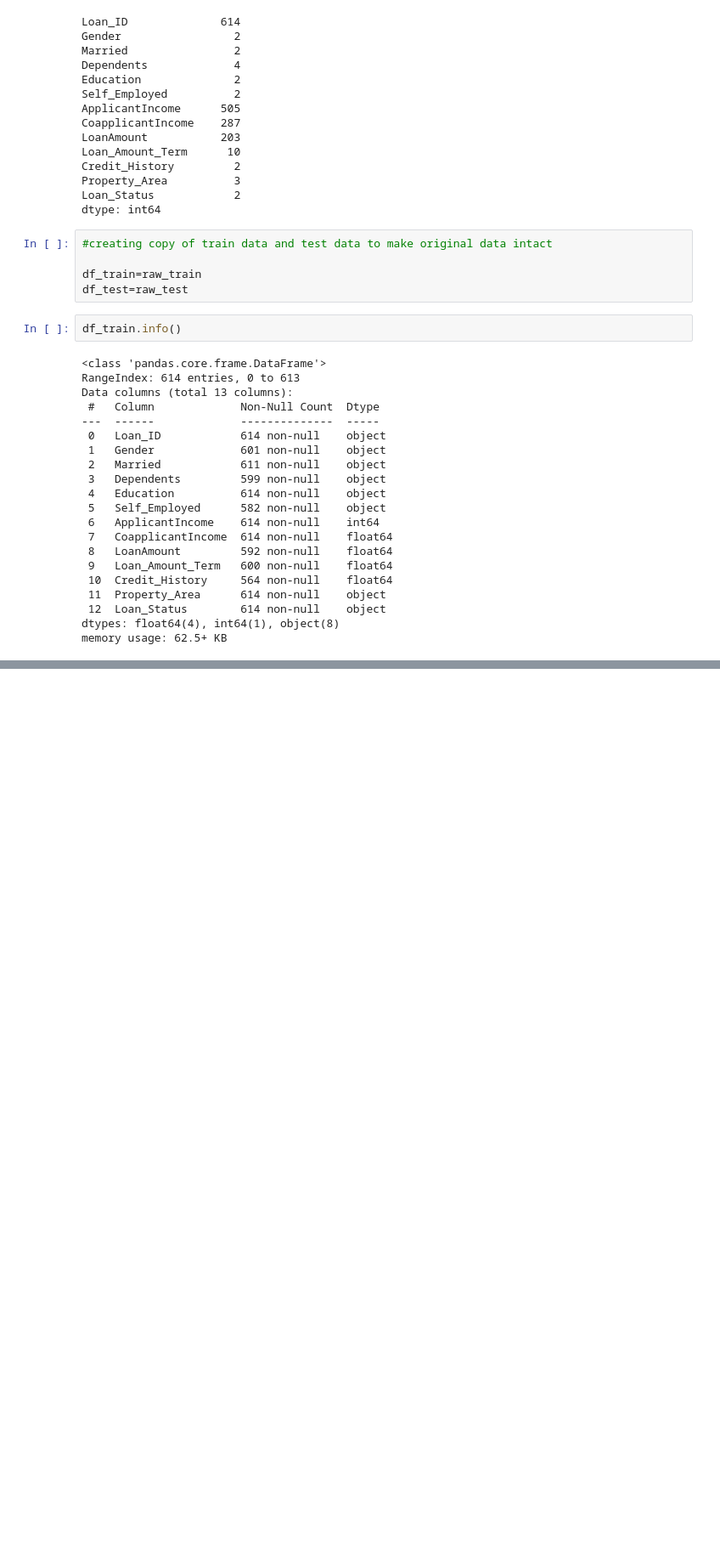
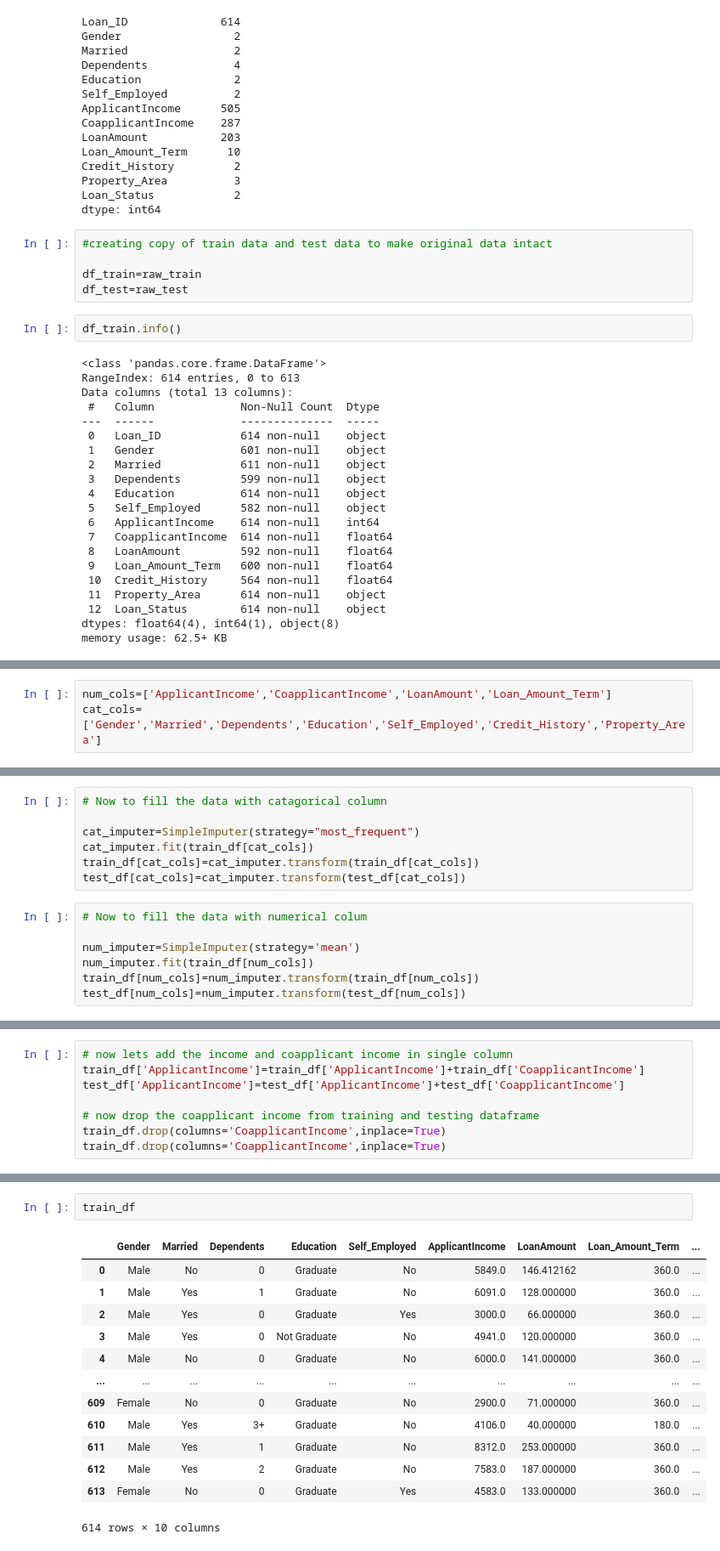
Before and after one commit to nnkrishnakumar/MLOps, a Jupyter notebook: loan_EDA_dataset.ipynb, the cells around one changed output, grey strips where cells are left out. Shown: that part at 85% size. Drawn from its saved outputs; the diff is of its cells as text; blank space fills up the shorter version.

```diff
--- a/loan_EDA_dataset.ipynb
+++ b/loan_EDA_dataset.ipynb
@@ -72,0 +335,3 @@ memory usage: 62.5+ KB
+# %%
+num_cols=['ApplicantIncome','CoapplicantIncome','LoanAmount','Loan_Amount_Term']
+cat_cols=['Gender','Married','Dependents','Education','Self_Employed','Credit_History','Property_Area']
@@ -72,0 +353,14 @@ memory usage: 62.5+ KB
+# %%
+# Now to fill the data with catagorical column
+
+cat_imputer=SimpleImputer(strategy="most_frequent")
+cat_imputer.fit(train_df[cat_cols])
+train_df[cat_cols]=cat_imputer.transform(train_df[cat_cols])
+test_df[cat_cols]=cat_imputer.transform(test_df[cat_cols])
+# %%
+# Now to fill the data with numerical colum
+
+num_imputer=SimpleImputer(strategy='mean')
+num_imputer.fit(train_df[num_cols])
+train_df[num_cols]=num_imputer.transform(train_df[num_cols])
+test_df[num_cols]=num_imputer.transform(test_df[num_cols])
@@ -89 +397,9 @@ Loan_Status           0
 dtype: int64
+# %%
+# now lets add the income and coapplicant income in single column
+train_df['ApplicantIncome']=train_df['ApplicantIncome']+train_df['CoapplicantIncome']
+test_df['ApplicantIncome']=test_df['ApplicantIncome']+test_df['CoapplicantIncome']
+
+# now drop the coapplicant income from training and testing dataframe
+train_df.drop(columns='CoapplicantIncome',inplace=True)
+train_df.drop(columns='CoapplicantIncome',inplace=True)
@@ -89,0 +415,16 @@ dtype: int64
+# %%
+train_df
+# %% [output]
+|  | Gender | Married | Dependents | Education | Self_Employed | ApplicantIncome | LoanAmount | Loan_Amount_Term | ... |
+| 0 | Male | No | 0 | Graduate | No | 5849.0 | 146.412162 | 360.0 | ... |
+| 1 | Male | Yes | 1 | Graduate | No | 6091.0 | 128.000000 | 360.0 | ... |
+| 2 | Male | Yes | 0 | Graduate | Yes | 3000.0 | 66.000000 | 360.0 | ... |
+| 3 | Male | Yes | 0 | Not Graduate | No | 4941.0 | 120.000000 | 360.0 | ... |
+| 4 | Male | No | 0 | Graduate | No | 6000.0 | 141.000000 | 360.0 | ... |
+| ... | ... | ... | ... | ... | ... | ... | ... | ... | ... |
+| 609 | Female | No | 0 | Graduate | No | 2900.0 | 71.000000 | 360.0 | ... |
+| 610 | Male | Yes | 3+ | Graduate | No | 4106.0 | 40.000000 | 180.0 | ... |
+| 611 | Male | Yes | 1 | Graduate | No | 8312.0 | 253.000000 | 360.0 | ... |
+| 612 | Male | Yes | 2 | Graduate | No | 7583.0 | 187.000000 | 360.0 | ... |
+| 613 | Female | No | 0 | Graduate | Yes | 4583.0 | 133.000000 | 360.0 | ... |
+614 rows × 10 columns
```
Also changed, not shown: parts of 33 cells of this notebook.
